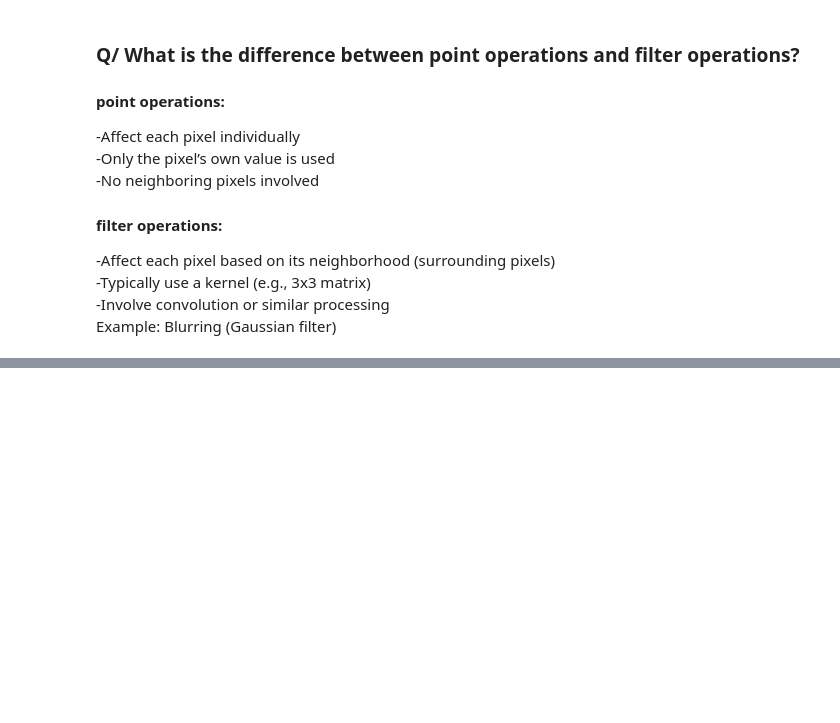
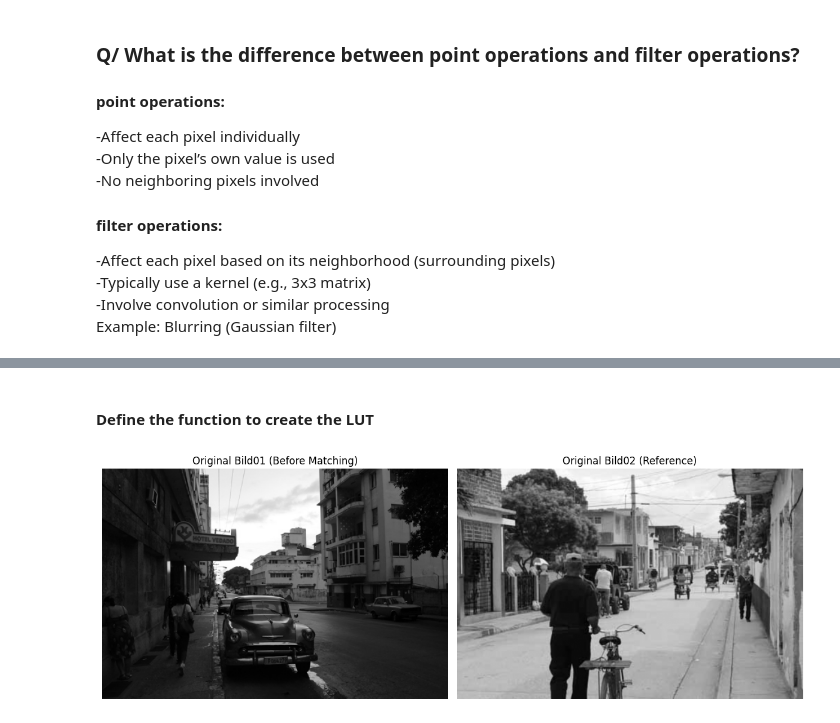
Before and after one commit to AhmedZ41/2DCV-Tasks, a Jupyter notebook: 2.Aufgabe/Aufgabe2.ipynb, the cells around one changed output, grey strips where cells are left out. Saved outputs shown, nothing was run; the diff lists cells and outputs as text; code cells hidden in the pictures; blank space fills up the shorter version.

```diff
--- a/2.Aufgabe/Aufgabe2.ipynb
+++ b/2.Aufgabe/Aufgabe2.ipynb
@@ -115,0 +126,2 @@ Example: Blurring (Gaussian filter)
+# %% [markdown]
+#### Define the function to create the LUT
@@ -115,0 +163,30 @@ Example: Blurring (Gaussian filter)
+# %%
+# Convert images to grayscale and 8-bit
+img1 = (imread("bild01.jpg", as_gray=True) * 255).astype(np.uint8)
+img2 = (imread("bild02.jpg", as_gray=True) * 255).astype(np.uint8)
+
+# Compute cumulative histograms
+cdf_img1 = compute_cumHisto(img1)
+cdf_img2 = compute_cumHisto(img2)
+
+# Create LUT
+LUT = match_Histo(cdf_img1, cdf_img2)
+
+# Apply LUT to image01
+img1_matched = apply_LUT_to_image(img1, LUT)
+# %%
+# Step: Show original grayscale images before matching
+fig, axes = plt.subplots(1, 2, figsize=(12, 5))
+
+axes[0].imshow(img1, cmap='gray')
+axes[0].set_title("Original Bild01 (Before Matching)")
+axes[0].axis('off')
+
+axes[1].imshow(img2, cmap='gray')
+axes[1].set_title("Original Bild02 (Reference)")
+axes[1].axis('off')
+
+plt.tight_layout()
+plt.show()
+# %% [output]
+[figure, added]
```
Also changed, not shown: parts of 5 cells of this notebook.
